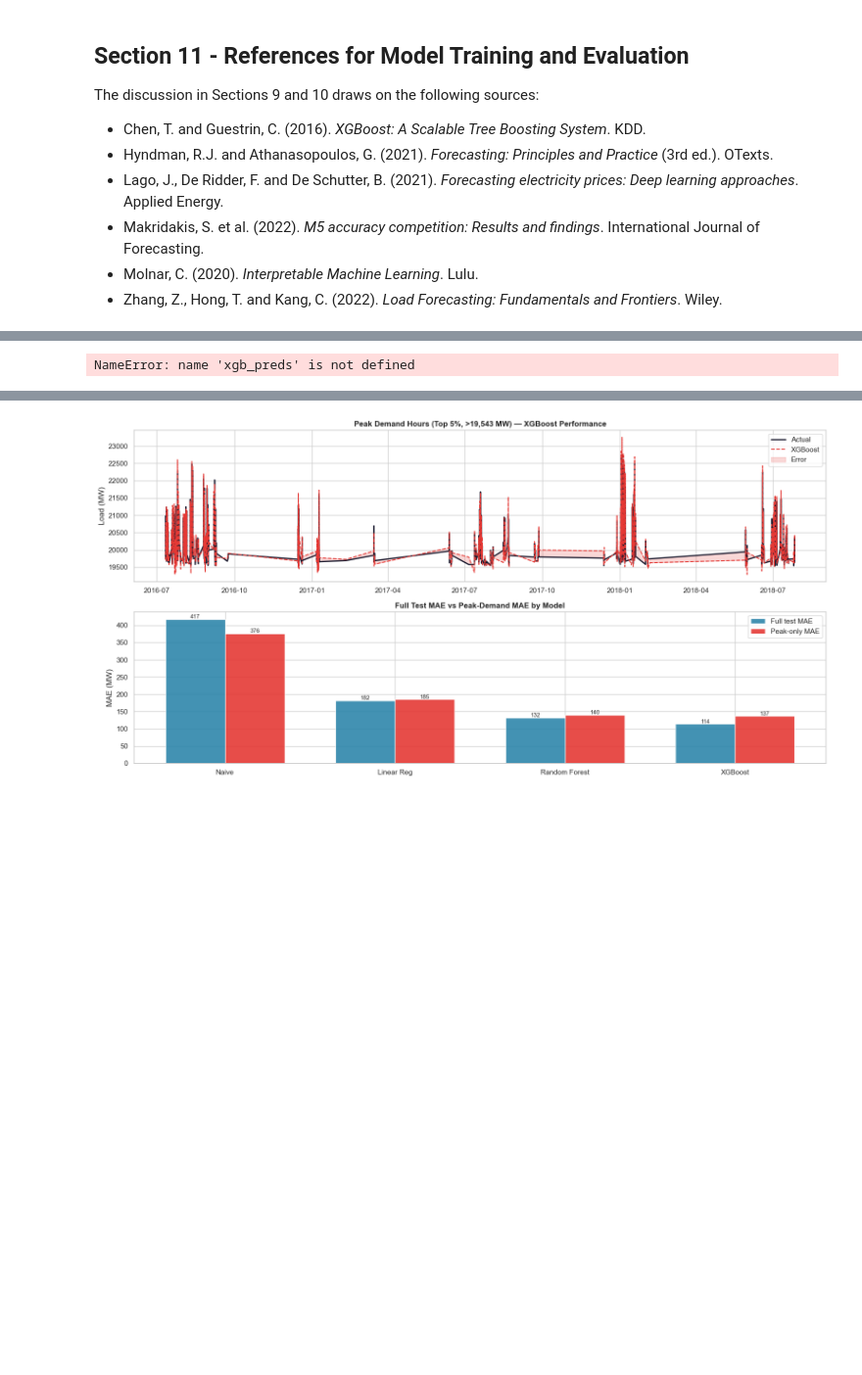
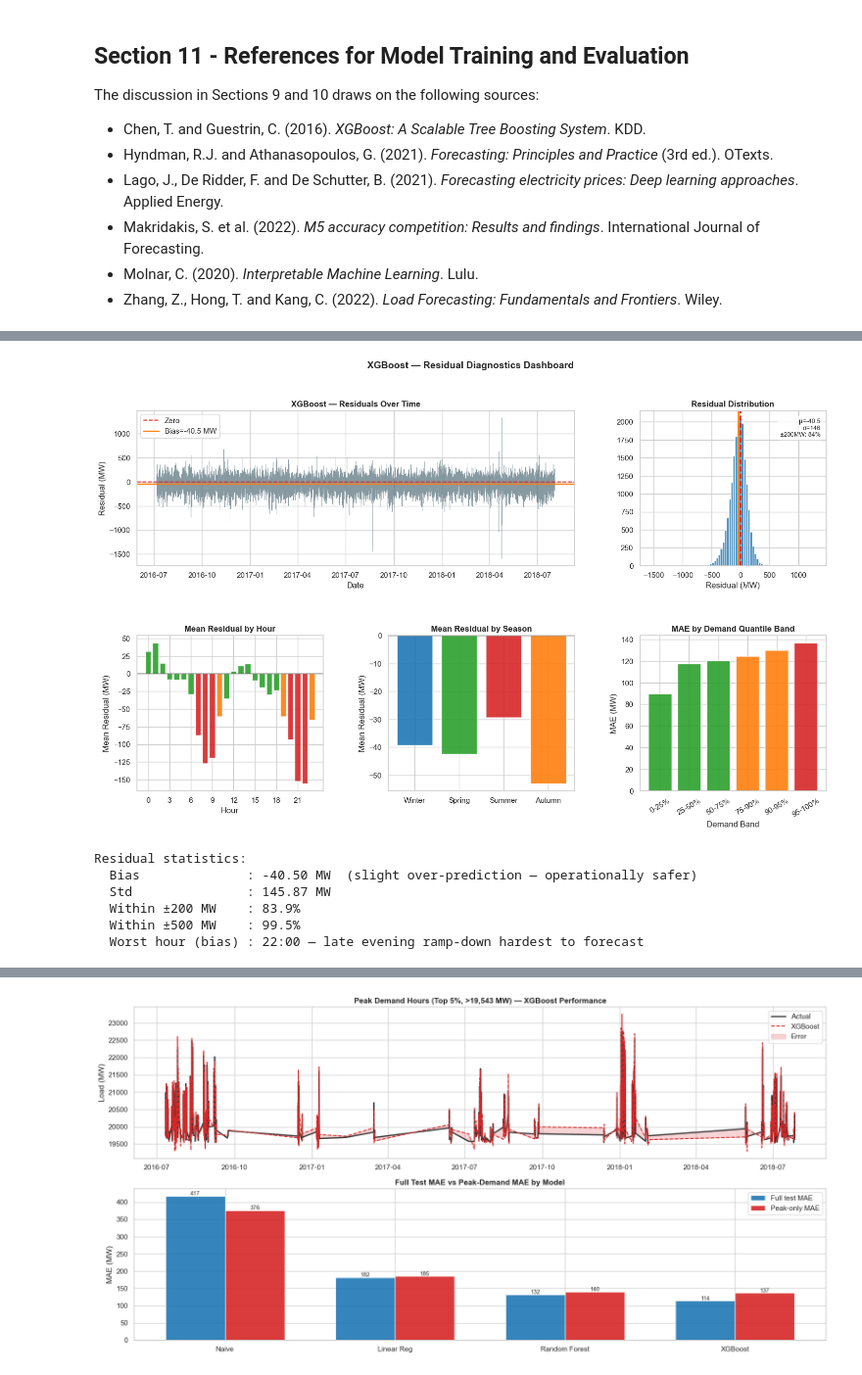
Before and after one commit to tahermamun/AI-Energy-Consumption-Forecasting, a Jupyter notebook: notebook/project_artefact.ipynb, the cells around one changed output, grey strips where cells are left out. Shown at 98% size. Cells and saved outputs as stored; diff of their text form; code cells hidden in the pictures; blank space fills up the shorter version.

```diff
--- a/notebook/project_artefact.ipynb
+++ b/notebook/project_artefact.ipynb
@@ -1526,5 +1531,6 @@ Three properties indicate a well-specified model:
 # %%
-# ── Figure 7: Residual Dashboard ──────────────────────────────────────────
+# Residual Dashboard
+xgb_preds = model_preds["XGBoost"]
 residuals  = y_test.values - xgb_preds
 res_series = pd.Series(residuals, index=y_test.index)
 
@@ -1565,31 +1571,37 @@ ax.bar(by_season.index, by_season.values,
 ax.axhline(0, color=DARK, lw=1)
 ax.set_title("Mean Residual by Season", fontweight="bold")
 ax.set_ylabel("Mean Residual (MW)")
 
 ax = fig.add_subplot(gs[1, 2])
 bands  = ["0-25%","25-50%","50-75%","75-90%","90-95%","95-100%"]
 qlims  = [0, 0.25, 0.50, 0.75, 0.90, 0.95, 1.0]
 xgb_s  = pd.Series(xgb_preds, index=y_test.index)
 band_maes = []
 for i in range(len(qlims)-1):
     lo=y_test.quantile(qlims[i]); hi=y_test.quantile(qlims[i+1])
     m=(y_test>=lo)&(y_test<hi)
     band_maes.append(mean_absolute_error(y_test[m],xgb_s[m]) if m.sum()>0 else 0)
 ax.bar(bands, band_maes, color=[GREEN,GREEN,GREEN,ORANGE,ORANGE,RED],
        edgecolor="white", alpha=0.9)
 ax.set_title("MAE by Demand Quantile Band", fontweight="bold")
 ax.set_xlabel("Demand Band"); ax.set_ylabel("MAE (MW)")
 ax.tick_params(axis="x", rotation=30)
 
 fig.suptitle("XGBoost — Residual Diagnostics Dashboard", fontsize=14, fontweight="bold")
 plt.tight_layout(); plt.show()
 
 print(f"Residual statistics:")
 print(f"  Bias              : {residuals.mean():+.2f} MW  (slight over-prediction — operationally safer)")
 print(f"  Std               : {residuals.std():,.2f} MW")
 print(f"  Within ±200 MW    : {(np.abs(residuals)<=200).mean()*100:.1f}%")
 print(f"  Within ±500 MW    : {(np.abs(residuals)<=500).mean()*100:.1f}%")
 worst_hour = res_series.groupby(res_series.index.hour).mean().abs().idxmax()
 print(f"  Worst hour (bias) : {worst_hour}:00 — late evening ramp-down hardest to forecast")
 # %% [output]
+[figure, added]
-NameError: name 'xgb_preds' is not defined
+Residual statistics:
+  Bias              : -40.50 MW  (slight over-prediction — operationally safer)
+  Std               : 145.87 MW
+  Within ±200 MW    : 83.9%
+  Within ±500 MW    : 99.5%
+  Worst hour (bias) : 22:00 — late evening ramp-down hardest to forecast
```
Also changed, not shown: parts of 22 cells of this notebook.
